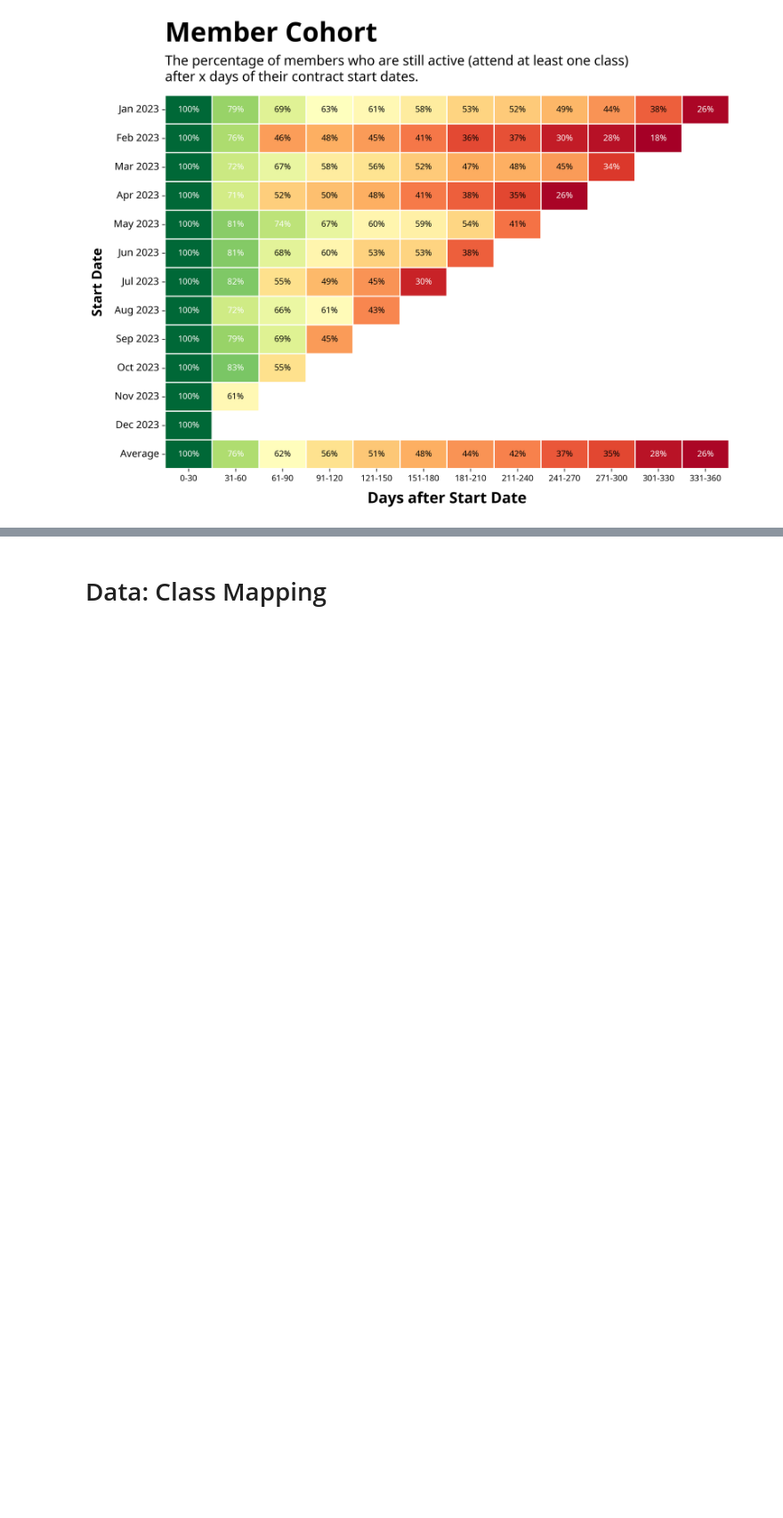
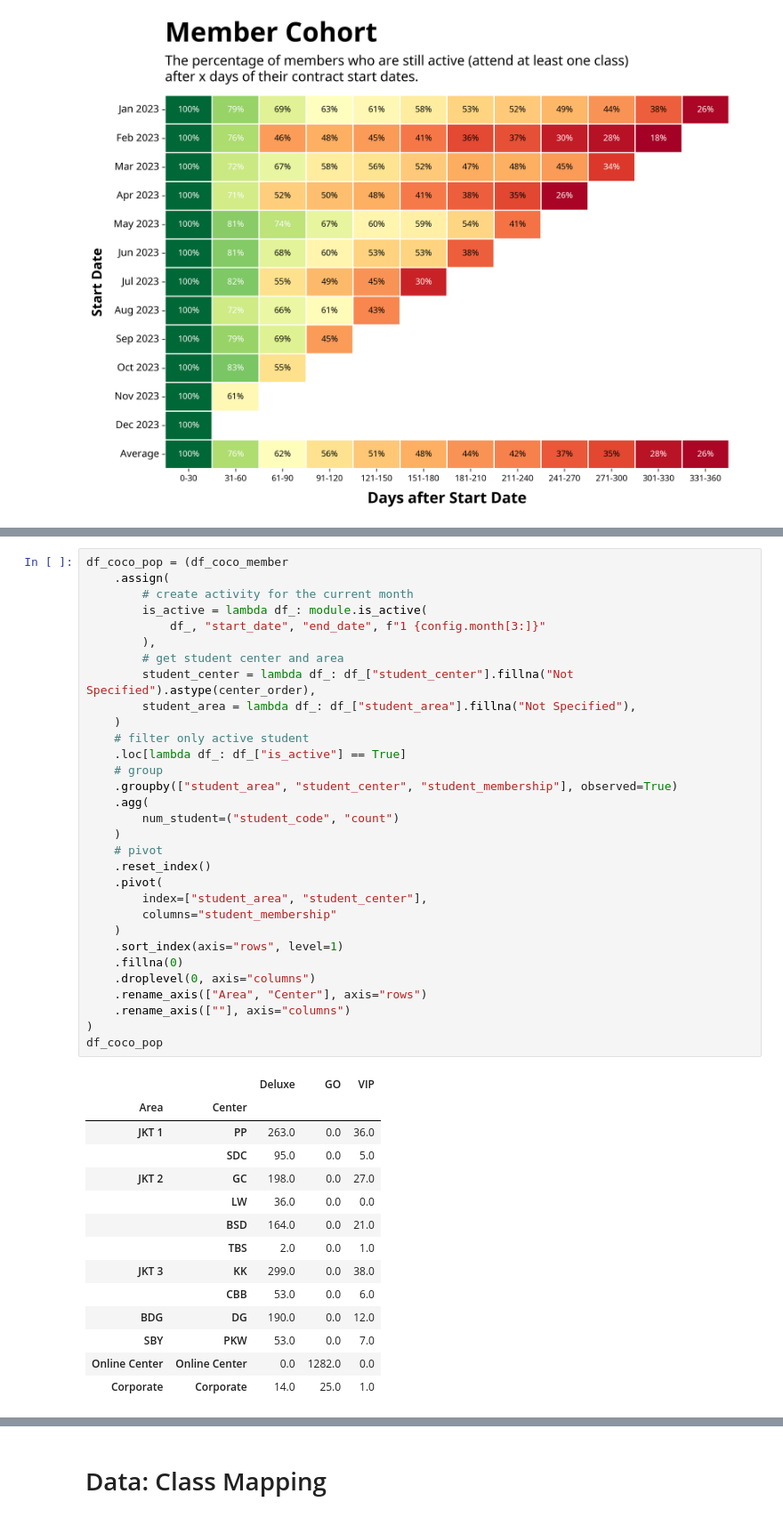
Before and after one commit to danjelito/wse-exp-manag-report, a Jupyter notebook: main.ipynb, the cells around one changed output, grey strips where cells are left out. Shown at 89% size. Drawn from its saved outputs; the diff is of its cells as text; blank space fills up the shorter version.

```diff
--- a/main.ipynb
+++ b/main.ipynb
@@ -593,0 +621,46 @@ module.plot_cohort(df_cohort)
+# %%
+df_coco_pop = (df_coco_member
+    .assign(
+        # create activity for the current month
+        is_active = lambda df_: module.is_active(
+            df_, "start_date", "end_date", f"1 {config.month[3:]}"
+        ),
+        # get student center and area
+        student_center = lambda df_: df_["student_center"].fillna("Not Specified").astype(center_order),
+        student_area = lambda df_: df_["student_area"].fillna("Not Specified"),
+    )
+    # filter only active student
+    .loc[lambda df_: df_["is_active"] == True]
+    # group
+    .groupby(["student_area", "student_center", "student_membership"], observed=True)
+    .agg(
+        num_student=("student_code", "count")
+    )
+    # pivot
+    .reset_index()
+    .pivot(
+        index=["student_area", "student_center"],
+        columns="student_membership"
+    )
+    .sort_index(axis="rows", level=1)
+    .fillna(0)
+    .droplevel(0, axis="columns")
+    .rename_axis(["Area", "Center"], axis="rows")
+    .rename_axis([""], axis="columns")
+)
+df_coco_pop
+# %% [output]
+|  |  | Deluxe | GO | VIP |
+| Area | Center |  |  |  |
+| JKT 1 | PP | 263.0 | 0.0 | 36.0 |
+|  | SDC | 95.0 | 0.0 | 5.0 |
+| JKT 2 | GC | 198.0 | 0.0 | 27.0 |
+|  | LW | 36.0 | 0.0 | 0.0 |
+|  | BSD | 164.0 | 0.0 | 21.0 |
+|  | TBS | 2.0 | 0.0 | 1.0 |
+| JKT 3 | KK | 299.0 | 0.0 | 38.0 |
+|  | CBB | 53.0 | 0.0 | 6.0 |
+| BDG | DG | 190.0 | 0.0 | 12.0 |
+| SBY | PKW | 53.0 | 0.0 | 7.0 |
+| Online Center | Online Center | 0.0 | 1282.0 | 0.0 |
+| Corporate | Corporate | 14.0 | 25.0 | 1.0 |
```
Also changed, not shown: parts of 10 cells of this notebook, 3 other files.
